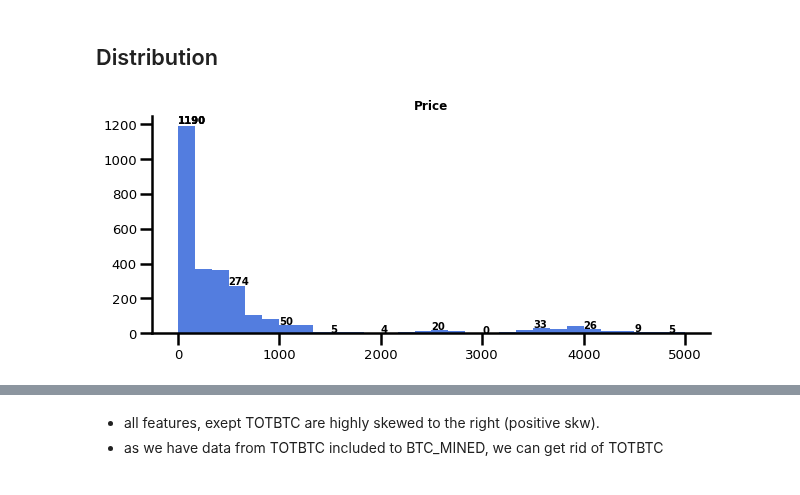
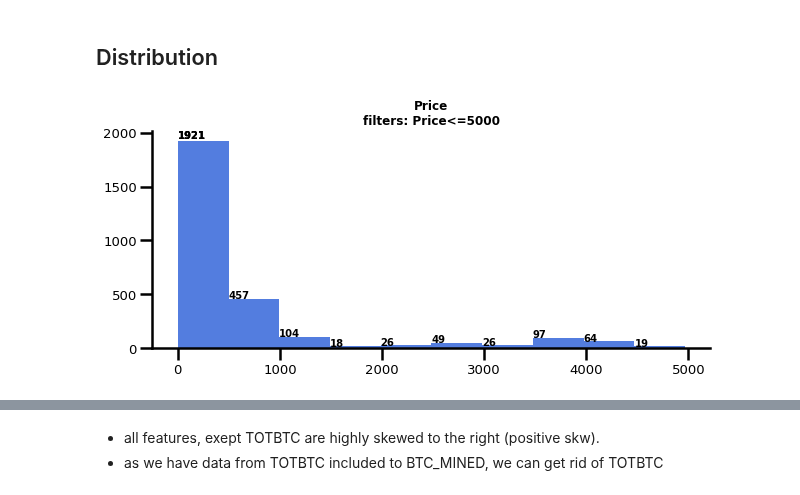
Before and after one commit to serg-razum-off/DFP-Numeric-2, a Jupyter notebook: train/btc_eda_playground.ipynb, the cells around one changed output, grey strips where cells are left out. Drawn from its saved outputs; the diff is of its cells as text; code cells hidden in the pictures.

```diff
--- a/train/btc_eda_playground.ipynb
+++ b/train/btc_eda_playground.ipynb
@@ -116,9 +152,9 @@ data_manager.plt_compare_features_ts(features_to_plt=['Price', 'Btc_Mined', 'MWN
 # %% [markdown]
 ## Distribution
 # %%
-data_manager.plt_hist("Price", bins=30, rng=[0,5e3])
+data_manager.plt_hist("Price", bins=10, filters=["Price<=5000"])
 # %% [output]
-[figure, old version]
+[figure, new version]
 # %%
 data_manager.plt_hist_grid(figsize=(17,14), bins=15, y=.88, x=.70, ann_fontsize=10)
 # %% [output]
```
Also changed, not shown: parts of 21 cells of this notebook, 18 other files.
